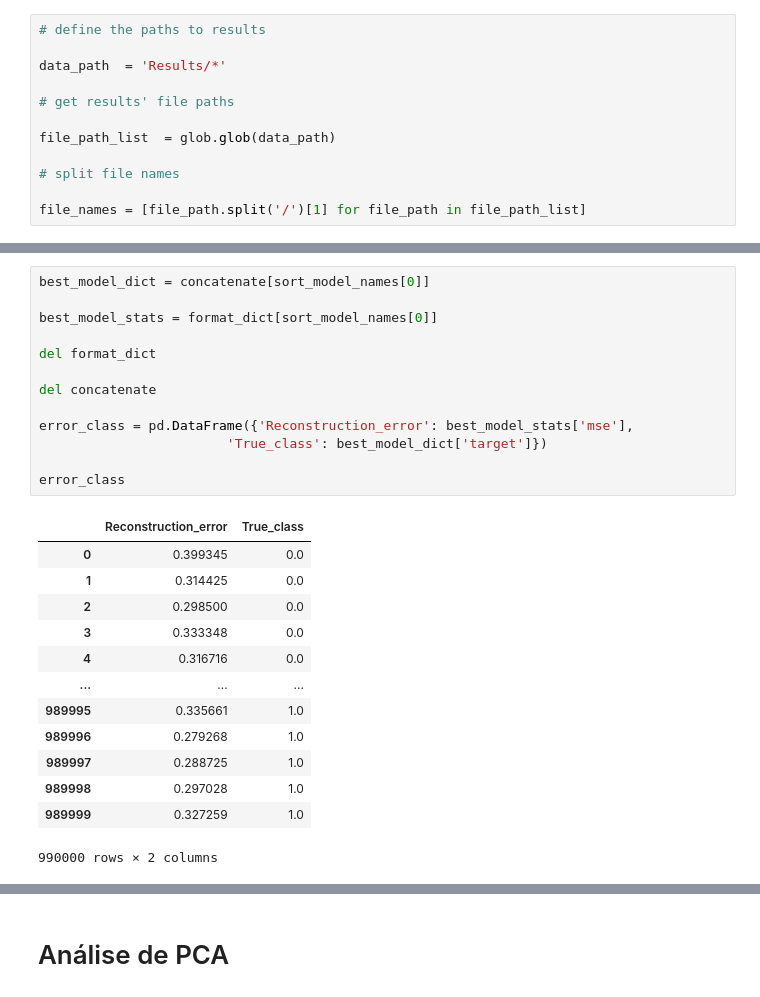
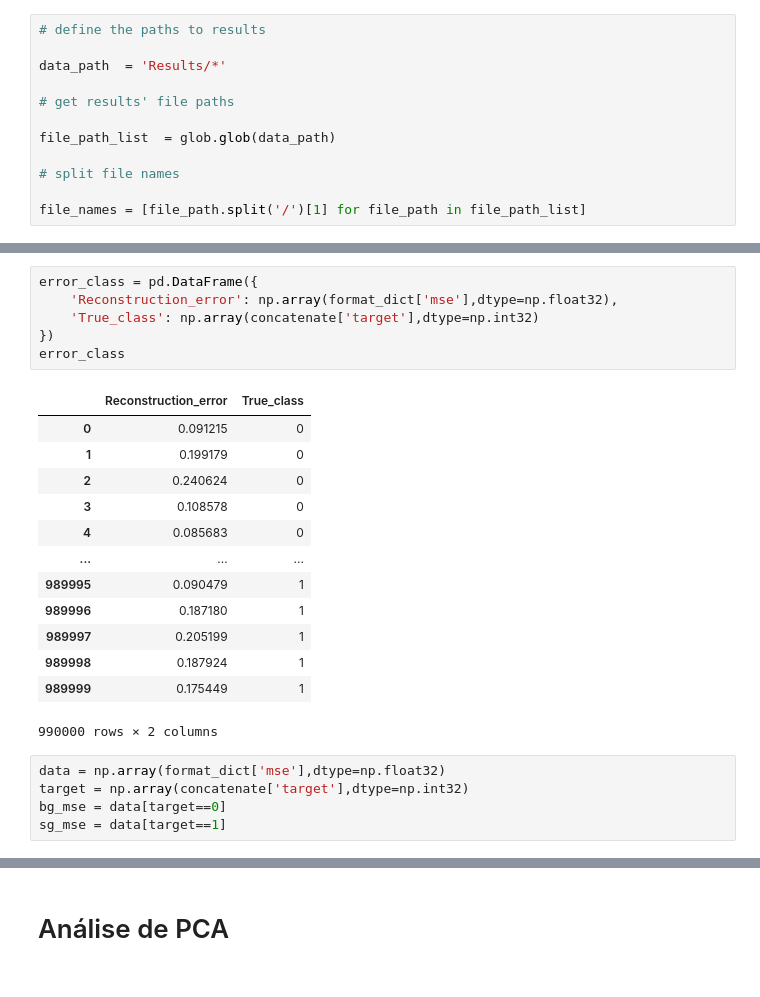
Before and after one commit to Esterci/Learning, a Jupyter notebook: Python/Anomaly_Detection/hyper_parameters_study/results_analyses.ipynb, the cells around one changed output, grey strips where cells are left out. Cells and saved outputs as stored; diff of their text form.

```diff
--- a/Python/Anomaly_Detection/hyper_parameters_study/results_analyses.ipynb
+++ b/Python/Anomaly_Detection/hyper_parameters_study/results_analyses.ipynb
@@ -250,30 +180,28 @@ display(error_df)
-# %%
-best_model_dict = concatenate[sort_model_names[0]]
-
-best_model_stats = format_dict[sort_model_names[0]]
-
-del format_dict
-
-del concatenate
-
-error_class = pd.DataFrame({'Reconstruction_error': best_model_stats['mse'],
-                        'True_class': best_model_dict['target']})
-
-error_class
-# %% [output]
-|  | Reconstruction_error | True_class |
-| 0 | 0.399345 | 0.0 |
-| 1 | 0.314425 | 0.0 |
-| 2 | 0.298500 | 0.0 |
-| 3 | 0.333348 | 0.0 |
-| 4 | 0.316716 | 0.0 |
-| ... | ... | ... |
-| 989995 | 0.335661 | 1.0 |
-| 989996 | 0.279268 | 1.0 |
-| 989997 | 0.288725 | 1.0 |
-| 989998 | 0.297028 | 1.0 |
-| 989999 | 0.327259 | 1.0 |
-990000 rows × 2 columns
+# %%
+error_class = pd.DataFrame({
+    'Reconstruction_error': np.array(format_dict['mse'],dtype=np.float32),
+    'True_class': np.array(concatenate['target'],dtype=np.int32)
+})
+error_class
+# %% [output]
+|  | Reconstruction_error | True_class |
+| 0 | 0.091215 | 0 |
+| 1 | 0.199179 | 0 |
+| 2 | 0.240624 | 0 |
+| 3 | 0.108578 | 0 |
+| 4 | 0.085683 | 0 |
+| ... | ... | ... |
+| 989995 | 0.090479 | 1 |
+| 989996 | 0.187180 | 1 |
+| 989997 | 0.205199 | 1 |
+| 989998 | 0.187924 | 1 |
+| 989999 | 0.175449 | 1 |
+990000 rows × 2 columns
+# %%
+data = np.array(format_dict['mse'],dtype=np.float32)
+target = np.array(concatenate['target'],dtype=np.int32)
+bg_mse = data[target==0]
+sg_mse = data[target==1]
 # %%
 threshold_fixed = 0.12
 groups = error_class.groupby('True_class')
```
Also changed, not shown: parts of 10 cells of this notebook, 5 other files.
